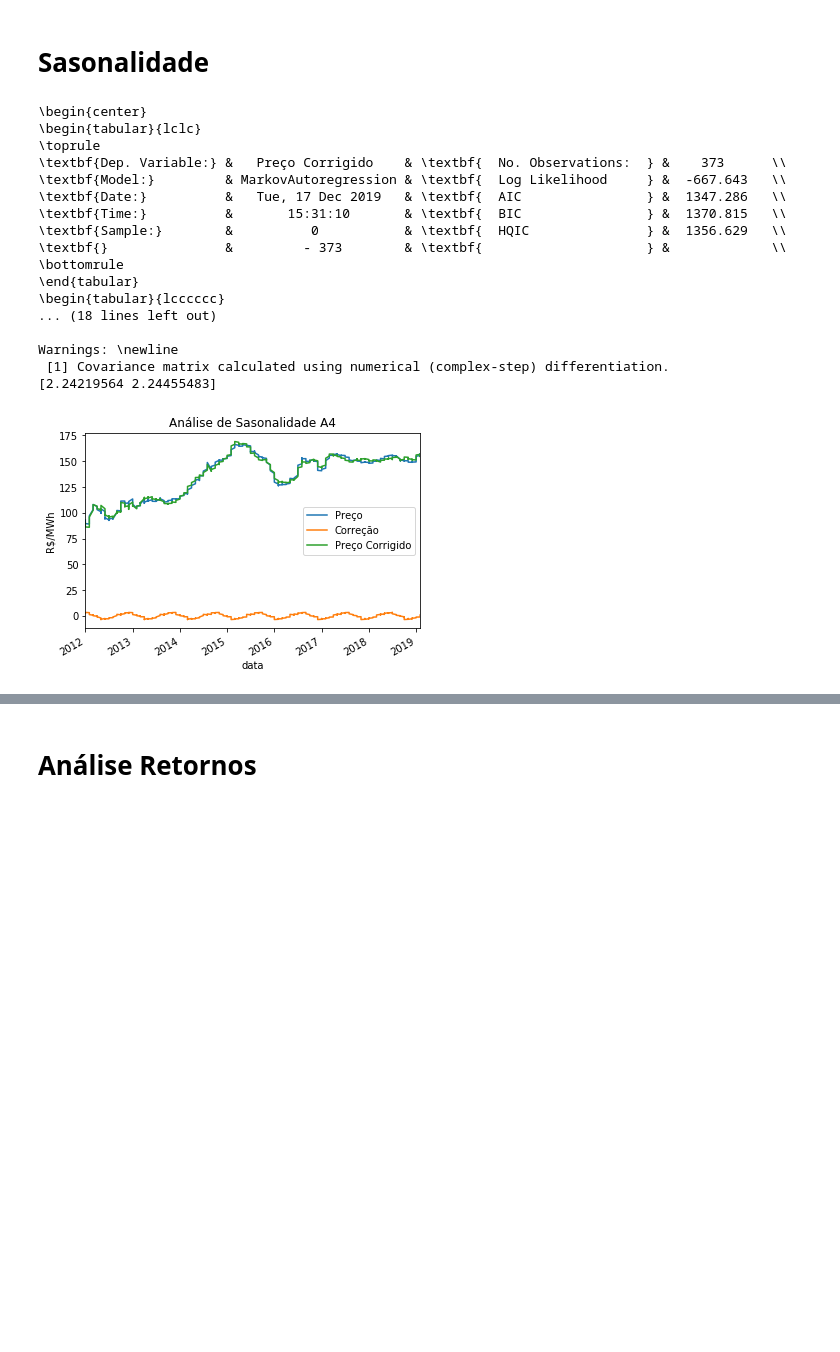
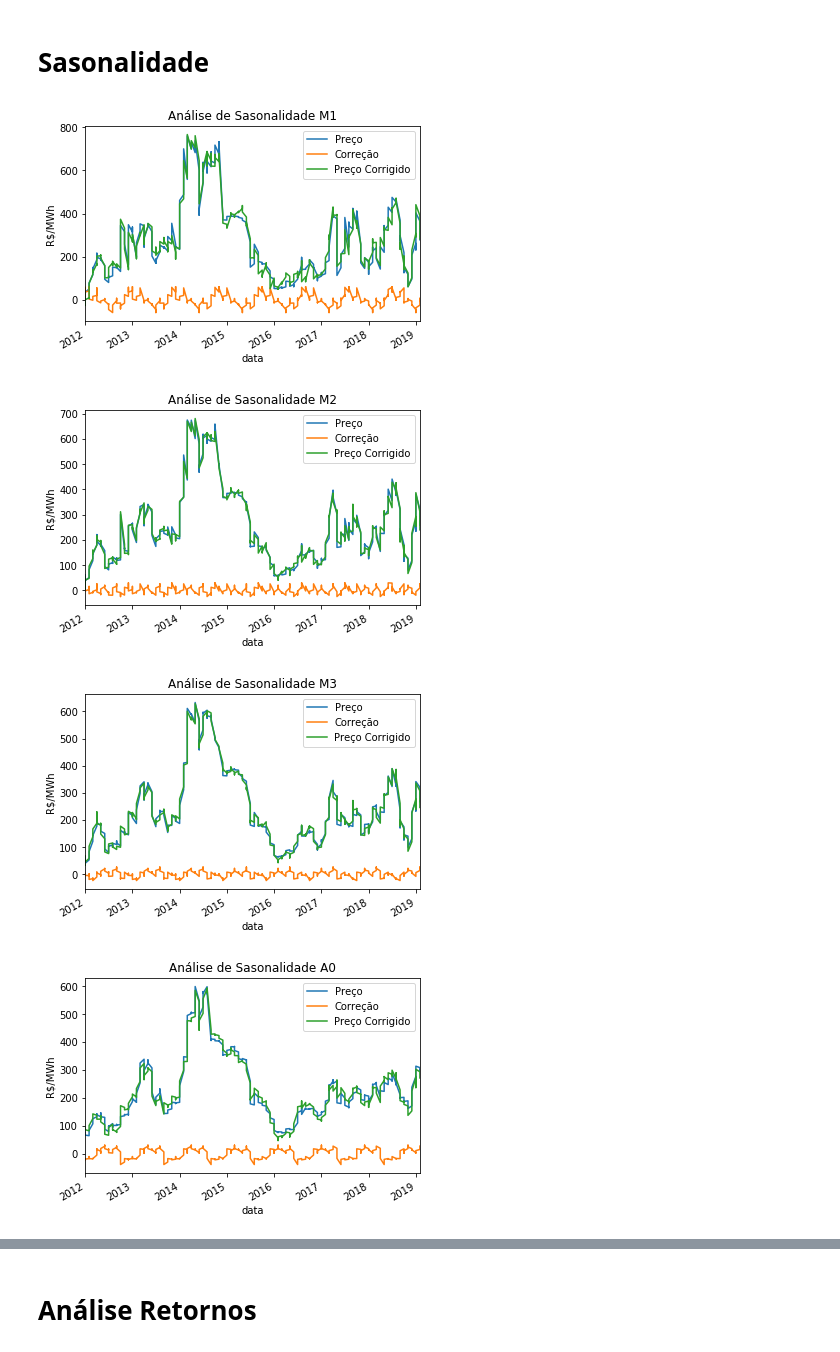
Before and after one commit to pedroargento/Mestrado, a Jupyter notebook: codigo.ipynb, the cells around one changed output, grey strips where cells are left out. Saved outputs shown, nothing was run; the diff lists cells and outputs as text; code cells hidden in the pictures; blank space fills up the shorter version.

Commit message:
code cleanup, saving latex model results

```diff
--- a/codigo.ipynb
+++ b/codigo.ipynb
@@ -130,7 +130,6 @@ fig.savefig(ospath(os.getcwd() + '/figs/priceSeries.png'))
 # Sasonalidade
 # %%
 from statsmodels.tsa.seasonal import seasonal_decompose
-series = M1.price
 def hamilton(df, label):
     result = seasonal_decompose(df.price, model='additive', freq=48)
     df['Correção'] = result.seasonal
@@ -146,26 +145,20 @@ def hamilton(df, label):
 
     mod_hamilton = sm.tsa.MarkovAutoregression(df['Preço Corrigido'], k_regimes=2, order=1, switching_ar=False)
     res_hamilton = mod_hamilton.fit()
-    print(res_hamilton.summary().as_latex())
-    print(res_hamilton.expected_durations)
+    with open(os.getcwd() + '/model_results/hamilton_'+ label + '.tex', "w") as text_file:
+        text_file.write(res_hamilton.summary().as_latex())
+    return res_hamilton
-# %%
-hamilton(A4, 'A4')
-# %% [output]
-\begin{center}
-\begin{tabular}{lclc}
-\toprule
-\textbf{Dep. Variable:} &   Preço Corrigido    & \textbf{  No. Observations:  } &    373      \\
-\textbf{Model:}         & MarkovAutoregression & \textbf{  Log Likelihood     } &  -667.643   \\
-\textbf{Date:}          &   Tue, 17 Dec 2019   & \textbf{  AIC                } &  1347.286   \\
-\textbf{Time:}          &       15:31:10       & \textbf{  BIC                } &  1370.815   \\
-\textbf{Sample:}        &          0           & \textbf{  HQIC               } &  1356.629   \\
-\textbf{}               &         - 373        & \textbf{                     } &             \\
-\bottomrule
-\end{tabular}
-\begin{tabular}{lcccccc}
-... (18 lines left out)
-
-Warnings: \newline
- [1] Covariance matrix calculated using numerical (complex-step) differentiation.
-[2.24219564 2.24455483]
-[figure, removed]
+# %%
+M1_ham = hamilton(M1, 'M1')
+M2_ham = hamilton(M2, 'M2')
+M3_ham = hamilton(M3, 'M3')
+A0_ham = hamilton(A0, 'A0')
+A1_ham = hamilton(A1, 'A1')
+A2_ham = hamilton(A2, 'A2')
+A3_ham = hamilton(A3, 'A3')
+A4_ham = hamilton(A4, 'A4')
+# %% [output]
+[figure, added]
+[figure, added]
+[figure, added]
+[figure, added]
```
Also changed, not shown: parts of 22 cells of this notebook, 43 other files.
